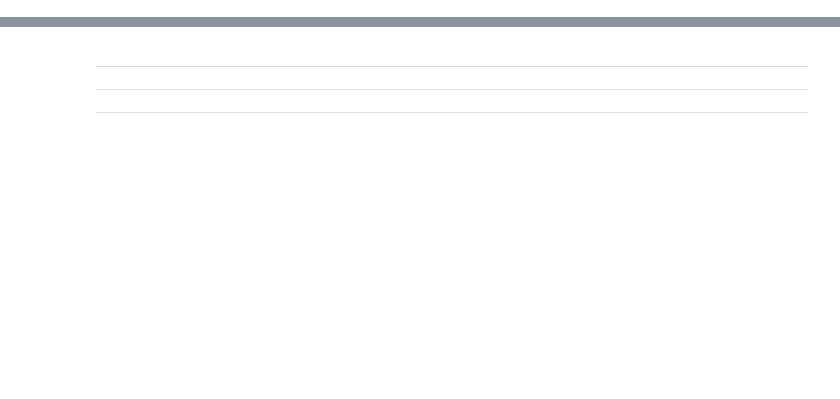
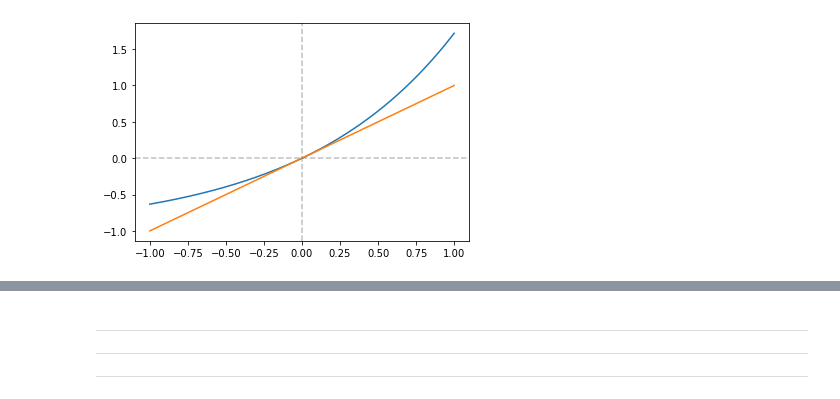
Before and after one commit to MattiaBrocco/VANET-game-theory, a Jupyter notebook: MB_attempt_1.ipynb, the cells around one changed output, grey strips where cells are left out. Drawn from its saved outputs; the diff is of its cells as text; code cells hidden in the pictures; blank space fills up the shorter version.

```diff
--- a/MB_attempt_1.ipynb
+++ b/MB_attempt_1.ipynb
@@ -60,3 +60,17 @@ def payoff_defense(rate, tau, C, v0, v1, lbd = 50):
 
 payoff_defense = np.vectorize(payoff_defense)
+# %%
+x = np.linspace(-1, 1, num = 1000)
+plt.plot(x, np.exp(x) - 1)
+plt.plot(x, x)
+plt.axvline(0, color = "grey", alpha = .5, ls = "--")
+plt.axhline(0, color = "grey", alpha = .5, ls = "--")
+
+
+#plt.plot(x, ((x/6000)-0.5)**2, label = "$f(x)^2$")
+#plt.plot(x, np.abs((x/6000)-0.5), label = "$|f(x)|$")
+#plt.legend()
+plt.show()
+# %% [output]
+[figure, added]
 # %%
```
Also changed, not shown: parts of 13 cells of this notebook.
